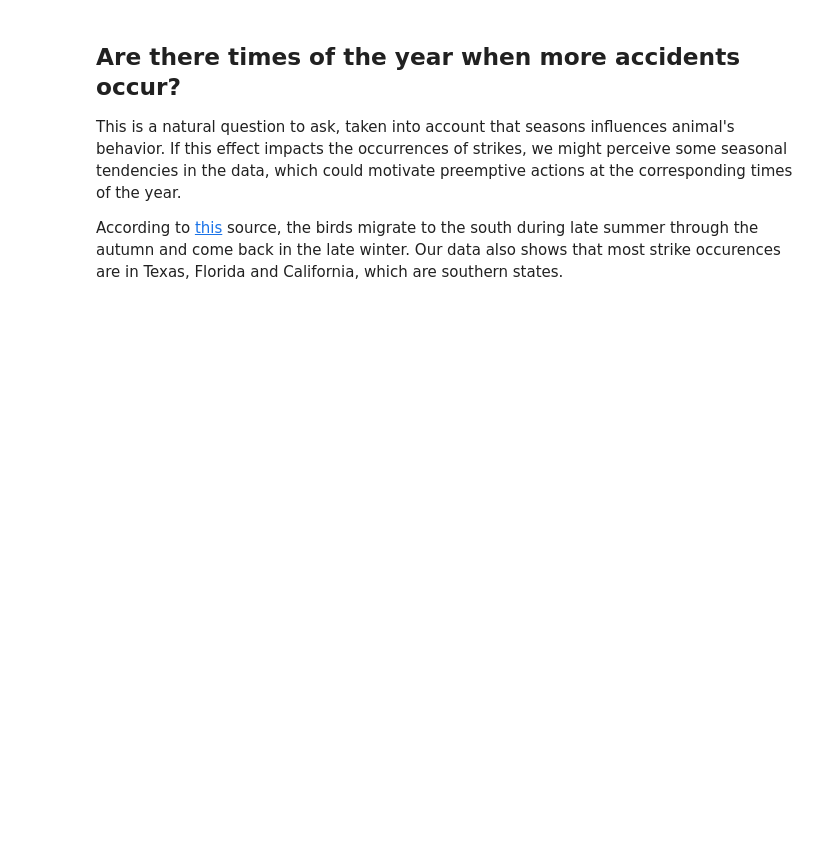
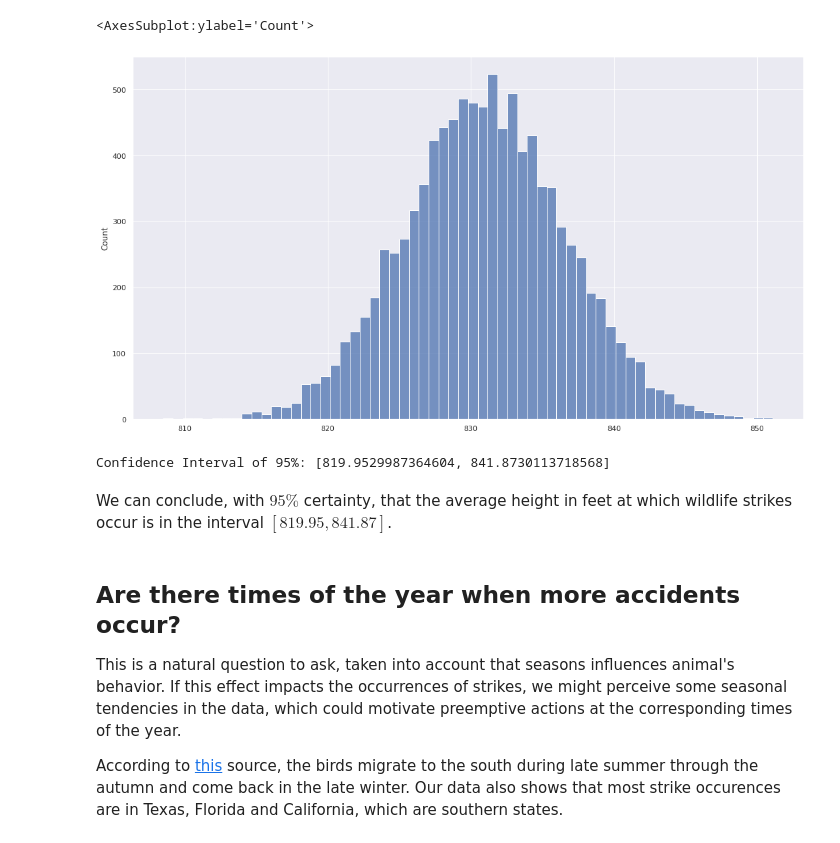
Before and after one commit to MvKaio/StudyOfAircraftWildlifeStrikes, a Jupyter notebook: notebooks/Hypotheses.ipynb, the cells around one changed output. Saved outputs shown, nothing was run; the diff lists cells and outputs as text; code cells hidden in the pictures; blank space fills up the shorter version.

```diff
--- a/notebooks/Hypotheses.ipynb
+++ b/notebooks/Hypotheses.ipynb
@@ -15,3 +35,20 @@ df = pd.read_csv('../database/aircraft_wildlife_strikes.zip', compression='zip',
+# %%
+means = list()
+height_df = df[['Record ID', 'Height']].dropna()
+for _ in range(10000):
+    sample = height_df.sample(n = len(height_df), replace = True)
+    means.append(sample['Height'].mean())
+
+sns.histplot(means)
+# %% [output]
+<AxesSubplot:ylabel='Count'>
+[figure, added]
+# %%
+print(f"Confidence Interval of 95%: [{np.percentile(means, 2.5)}, {np.percentile(means, 97.5)}]")
+# %% [output]
+Confidence Interval of 95%: [819.9529987364604, 841.8730113718568]
+# %% [markdown]
+We can conclude, with $95\%$ certainty, that the average height in feet at which wildlife strikes occur is in the interval $[819.95, 841.87]$.
 # %% [markdown]
 ## Are there times of the year when more accidents occur?
 
```
Also changed, not shown: parts of 8 cells of this notebook, 3 other files.
